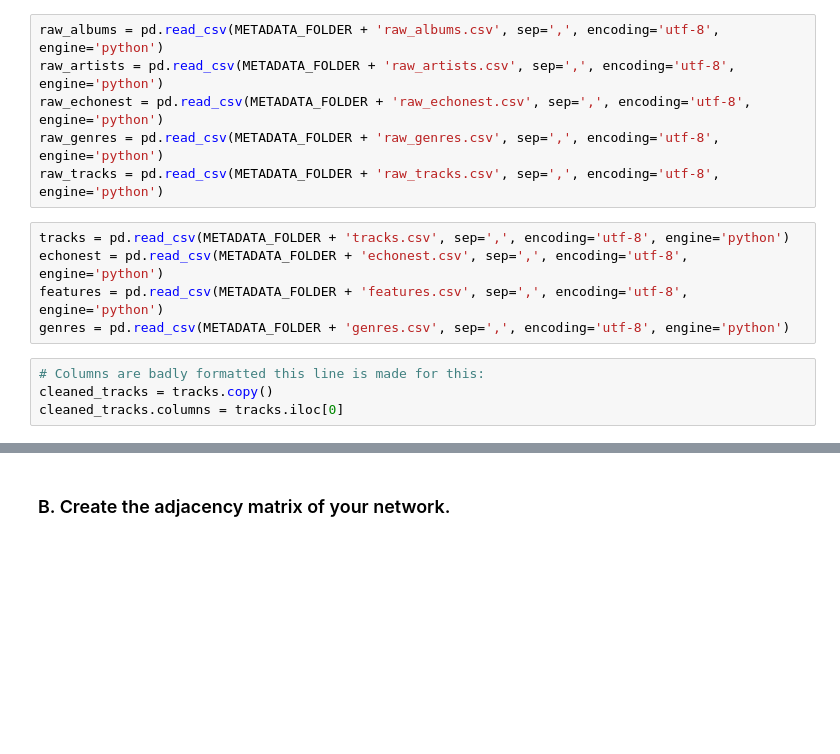
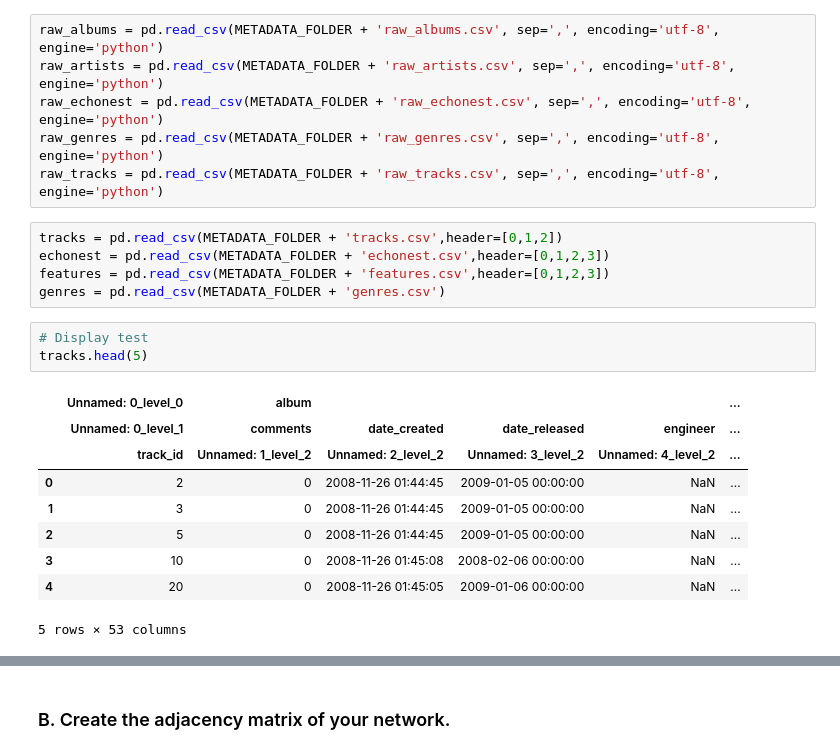
Before and after one commit to TTimTT/NTDS_Project, a Jupyter notebook: milestones_1/Tim_network_properties.ipynb, the cells around one changed output, grey strips where cells are left out. Cells and saved outputs as stored; diff of their text form; blank space fills up the shorter version.

```diff
--- a/milestones_1/Tim_network_properties.ipynb
+++ b/milestones_1/Tim_network_properties.ipynb
@@ -49,11 +49,20 @@ raw_echonest = pd.read_csv(METADATA_FOLDER + 'raw_echonest.csv', sep=',', encodi
 raw_genres = pd.read_csv(METADATA_FOLDER + 'raw_genres.csv', sep=',', encoding='utf-8', engine='python')
 raw_tracks = pd.read_csv(METADATA_FOLDER + 'raw_tracks.csv', sep=',', encoding='utf-8', engine='python')
 # %%
-tracks = pd.read_csv(METADATA_FOLDER + 'tracks.csv', sep=',', encoding='utf-8', engine='python')
-echonest = pd.read_csv(METADATA_FOLDER + 'echonest.csv', sep=',', encoding='utf-8', engine='python')
-features = pd.read_csv(METADATA_FOLDER + 'features.csv', sep=',', encoding='utf-8', engine='python')
-genres = pd.read_csv(METADATA_FOLDER + 'genres.csv', sep=',', encoding='utf-8', engine='python')
+tracks = pd.read_csv(METADATA_FOLDER + 'tracks.csv',header=[0,1,2])
+echonest = pd.read_csv(METADATA_FOLDER + 'echonest.csv',header=[0,1,2,3])
+features = pd.read_csv(METADATA_FOLDER + 'features.csv',header=[0,1,2,3])
+genres = pd.read_csv(METADATA_FOLDER + 'genres.csv')
-# %%
-# Columns are badly formatted this line is made for this:
-cleaned_tracks = tracks.copy()
-cleaned_tracks.columns = tracks.iloc[0]
+# %%
+# Display test
+tracks.head(5)
+# %% [output]
+|  | Unnamed: 0_level_0 | album |  |  |  | ... |
+|  | Unnamed: 0_level_1 | comments | date_created | date_released | engineer | ... |
+|  | track_id | Unnamed: 1_level_2 | Unnamed: 2_level_2 | Unnamed: 3_level_2 | Unnamed: 4_level_2 | ... |
+| 0 | 2 | 0 | 2008-11-26 01:44:45 | 2009-01-05 00:00:00 | NaN | ... |
+| 1 | 3 | 0 | 2008-11-26 01:44:45 | 2009-01-05 00:00:00 | NaN | ... |
+| 2 | 5 | 0 | 2008-11-26 01:44:45 | 2009-01-05 00:00:00 | NaN | ... |
+| 3 | 10 | 0 | 2008-11-26 01:45:08 | 2008-02-06 00:00:00 | NaN | ... |
+| 4 | 20 | 0 | 2008-11-26 01:45:05 | 2009-01-06 00:00:00 | NaN | ... |
+5 rows × 53 columns
```
Also changed, not shown: parts of 12 cells of this notebook.
